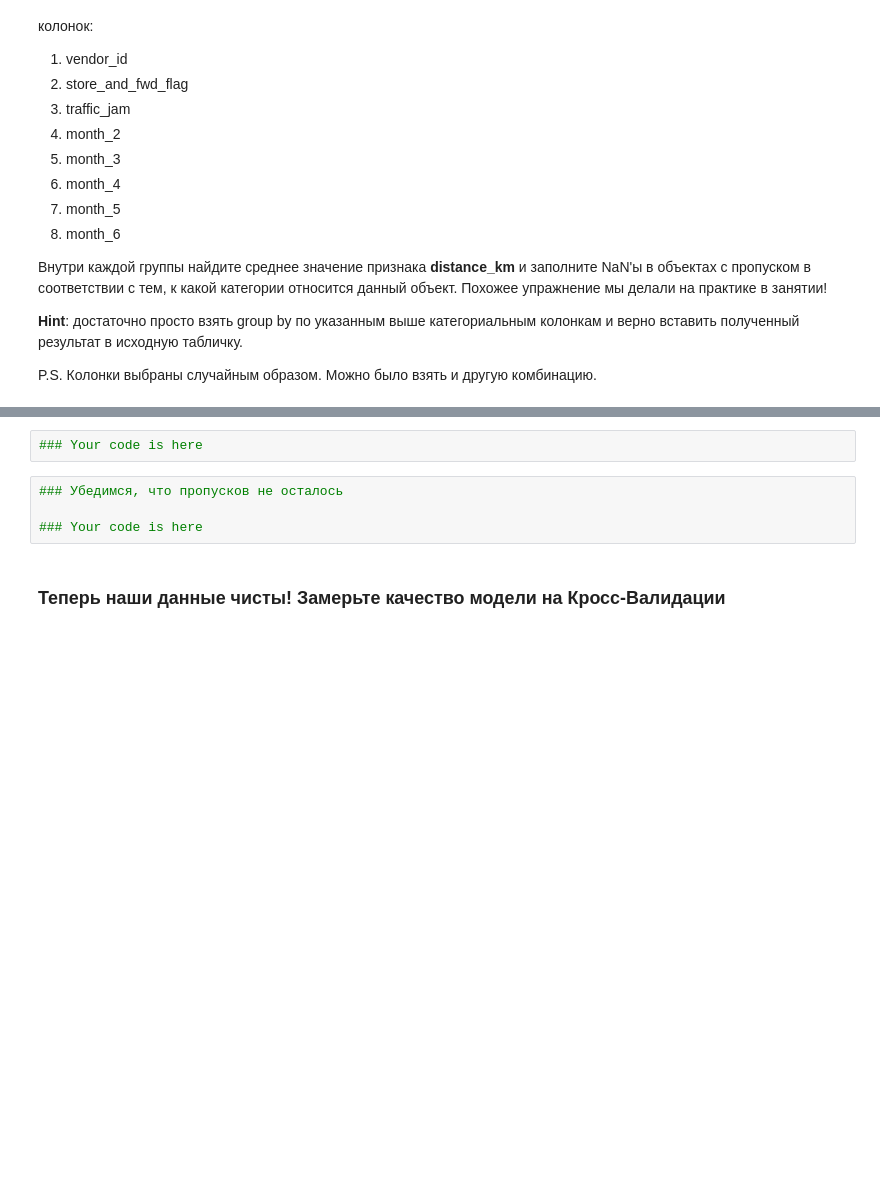
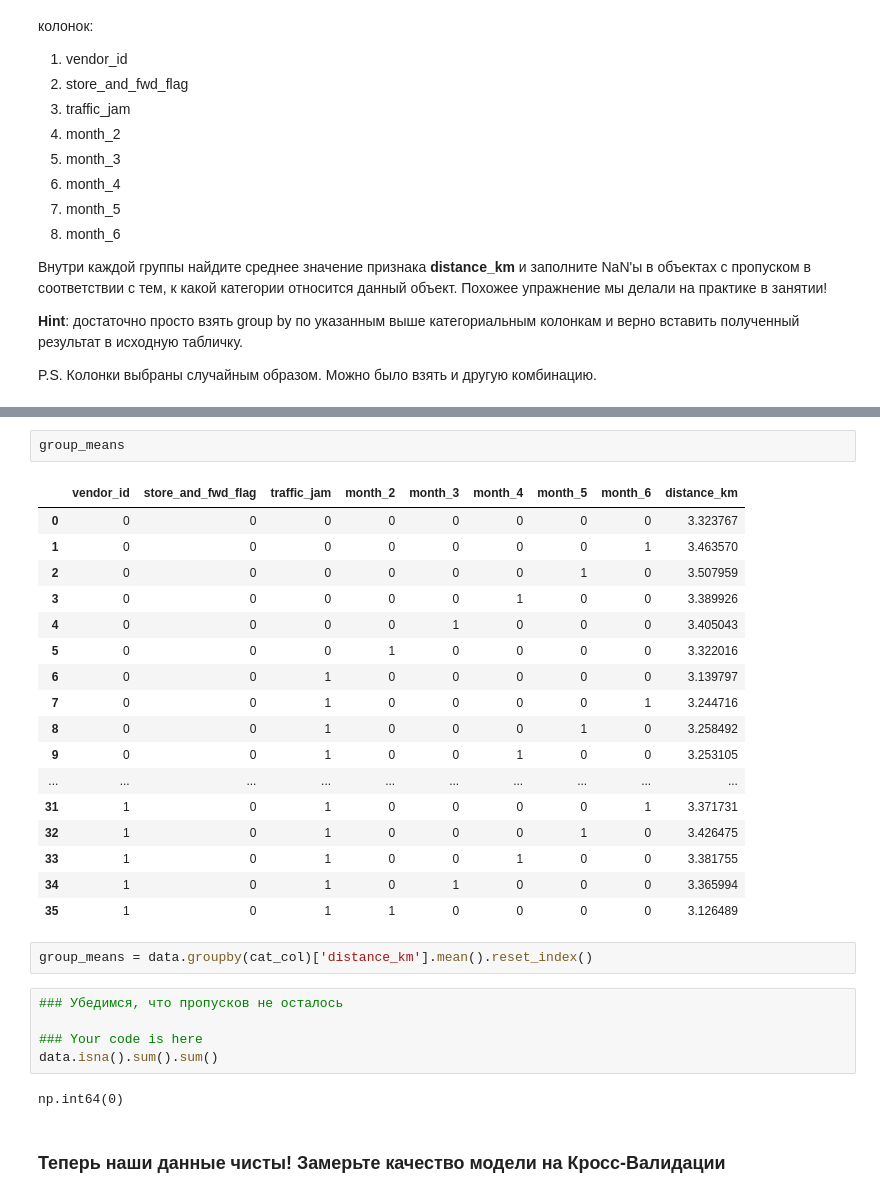
Before and after one commit to aladed/cours, a Jupyter notebook: 2Block/8modul/HW_8.ipynb, the cells around one changed output, grey strips where cells are left out. Drawn from its saved outputs; the diff is of its cells as text; blank space fills up the shorter version.

```diff
--- a/2Block/8modul/HW_8.ipynb
+++ b/2Block/8modul/HW_8.ipynb
@@ -53,9 +149,32 @@ P.S. Колонки выбраны случайным образом. Можно
+# %%
+group_means
+# %% [output]
+|  | vendor_id | store_and_fwd_flag | traffic_jam | month_2 | month_3 | month_4 | month_5 | month_6 | distance_km |
+| 0 | 0 | 0 | 0 | 0 | 0 | 0 | 0 | 0 | 3.323767 |
+| 1 | 0 | 0 | 0 | 0 | 0 | 0 | 0 | 1 | 3.463570 |
+| 2 | 0 | 0 | 0 | 0 | 0 | 0 | 1 | 0 | 3.507959 |
+| 3 | 0 | 0 | 0 | 0 | 0 | 1 | 0 | 0 | 3.389926 |
+| 4 | 0 | 0 | 0 | 0 | 1 | 0 | 0 | 0 | 3.405043 |
+| 5 | 0 | 0 | 0 | 1 | 0 | 0 | 0 | 0 | 3.322016 |
+| 6 | 0 | 0 | 1 | 0 | 0 | 0 | 0 | 0 | 3.139797 |
+| 7 | 0 | 0 | 1 | 0 | 0 | 0 | 0 | 1 | 3.244716 |
+| 8 | 0 | 0 | 1 | 0 | 0 | 0 | 1 | 0 | 3.258492 |
+| 9 | 0 | 0 | 1 | 0 | 0 | 1 | 0 | 0 | 3.253105 |
+| ... | ... | ... | ... | ... | ... | ... | ... | ... | ... |
+| 31 | 1 | 0 | 1 | 0 | 0 | 0 | 0 | 1 | 3.371731 |
+| 32 | 1 | 0 | 1 | 0 | 0 | 0 | 1 | 0 | 3.426475 |
+| 33 | 1 | 0 | 1 | 0 | 0 | 1 | 0 | 0 | 3.381755 |
+| 34 | 1 | 0 | 1 | 0 | 1 | 0 | 0 | 0 | 3.365994 |
+| 35 | 1 | 0 | 1 | 1 | 0 | 0 | 0 | 0 | 3.126489 |
+# %%
+group_means = data.groupby(cat_col)['distance_km'].mean().reset_index()
 # %%
+### Убедимся, что пропусков не осталось
+
 ### Your code is here
+data.isna().sum().sum()
+# %% [output]
+np.int64(0)
-# %%
-### Убедимся, что пропусков не осталось
-
-### Your code is here
 # %% [markdown]
 ### Теперь наши данные чисты! Замерьте качество модели на Кросс-Валидации
 # %%
```
Also changed, not shown: parts of 12 cells of this notebook, 5 other files.
